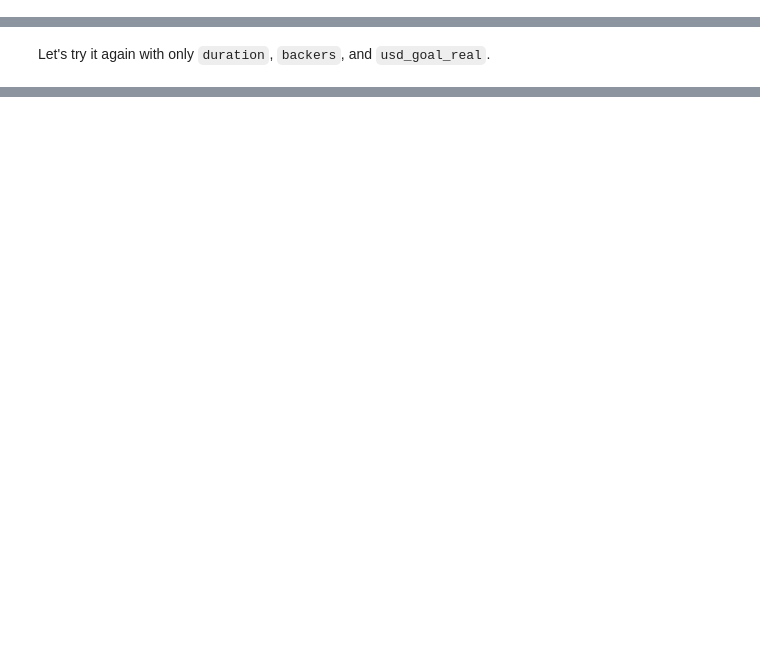
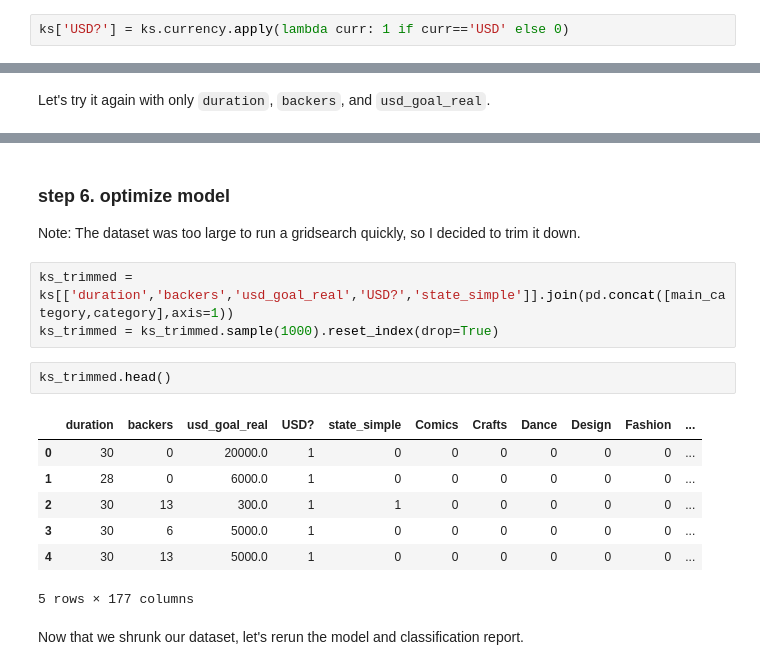
Before and after one commit to karenhao/DAT-NYC-6.13, a Jupyter notebook: 08-05-Classification-Assignment.ipynb, the cells around one changed output, grey strips where cells are left out. Cells and saved outputs as stored; diff of their text form; blank space fills up the shorter version.

Commit message:
updating classification assignment

```diff
--- a/08-05-Classification-Assignment.ipynb
+++ b/08-05-Classification-Assignment.ipynb
@@ -289,0 +292,2 @@ Name: state_simple, dtype: int64
+# %%
+ks['USD?'] = ks.currency.apply(lambda curr: 1 if curr=='USD' else 0)
@@ -355,0 +411,19 @@ Clearly the model with everything works best.
+# %% [markdown]
+### step 6. optimize model
+
+Note: The dataset was too large to run a gridsearch quickly, so I decided to trim it down.
+# %%
+ks_trimmed = ks[['duration','backers','usd_goal_real','USD?','state_simple']].join(pd.concat([main_category,category],axis=1))
+ks_trimmed = ks_trimmed.sample(1000).reset_index(drop=True)
+# %%
+ks_trimmed.head()
+# %% [output]
+|  | duration | backers | usd_goal_real | USD? | state_simple | Comics | Crafts | Dance | Design | Fashion | ... |
+| 0 | 30 | 0 | 20000.0 | 1 | 0 | 0 | 0 | 0 | 0 | 0 | ... |
+| 1 | 28 | 0 | 6000.0 | 1 | 0 | 0 | 0 | 0 | 0 | 0 | ... |
+| 2 | 30 | 13 | 300.0 | 1 | 1 | 0 | 0 | 0 | 0 | 0 | ... |
+| 3 | 30 | 6 | 5000.0 | 1 | 0 | 0 | 0 | 0 | 0 | 0 | ... |
+| 4 | 30 | 13 | 5000.0 | 1 | 0 | 0 | 0 | 0 | 0 | 0 | ... |
+5 rows × 177 columns
+# %% [markdown]
+Now that we shrunk our dataset, let's rerun the model and classification report.
```
Also changed, not shown: parts of 30 cells of this notebook.
